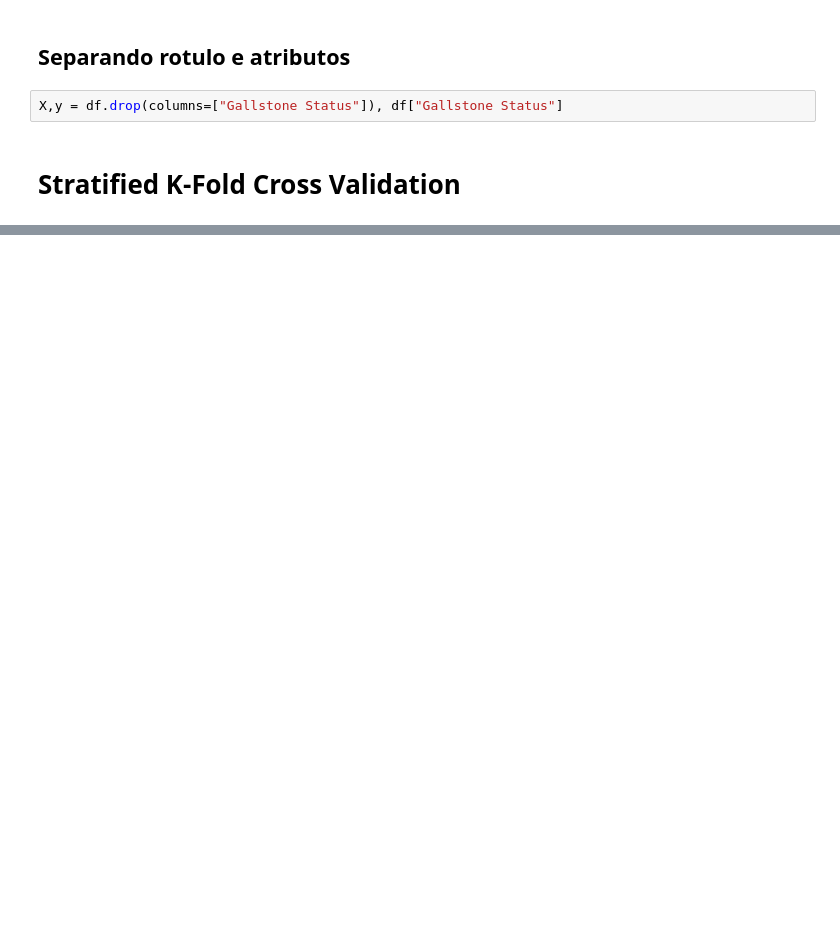
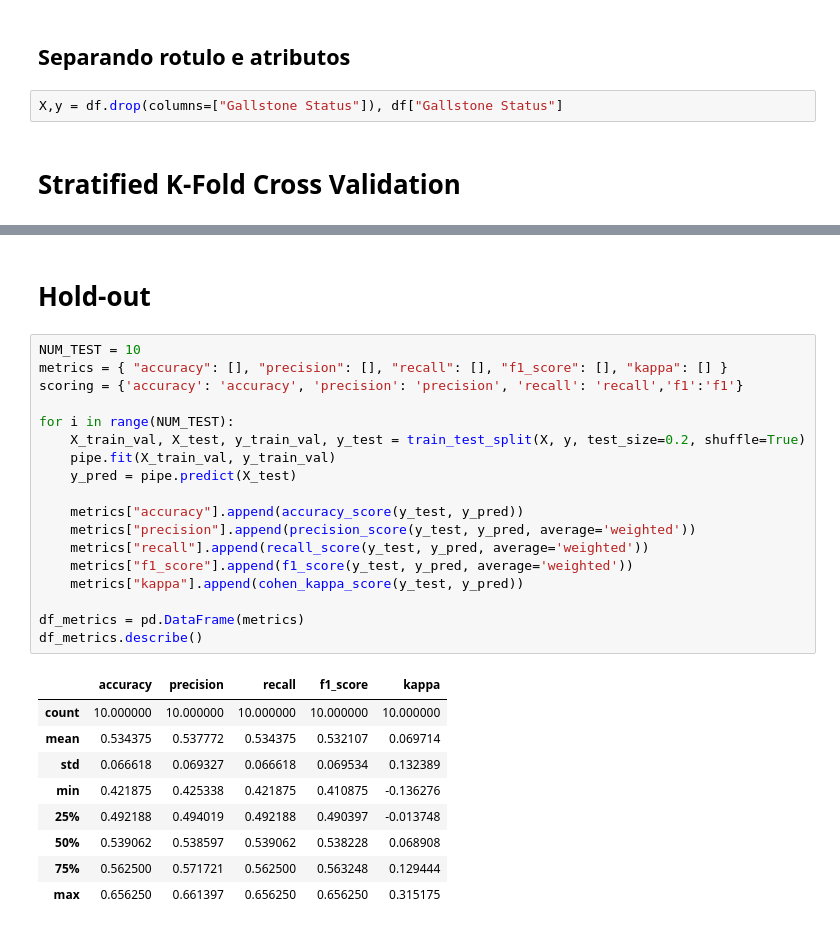
Before and after one commit to KauaHenSilva/SI_Classificacao, a Jupyter notebook: main.ipynb, the cells around one changed output, grey strips where cells are left out. Drawn from its saved outputs; the diff is of its cells as text; blank space fills up the shorter version.

Commit message:
feat: add Leave-One-Out and Hold-out

```diff
--- a/main.ipynb
+++ b/main.ipynb
@@ -122,0 +123,30 @@ Kappa: Mean = 0.3513, Std = 0.1534
+# %% [markdown]
+# Hold-out
+# %%
+NUM_TEST = 10
+metrics = { "accuracy": [], "precision": [], "recall": [], "f1_score": [], "kappa": [] }
+scoring = {'accuracy': 'accuracy', 'precision': 'precision', 'recall': 'recall','f1':'f1'}
+
+for i in range(NUM_TEST):
+    X_train_val, X_test, y_train_val, y_test = train_test_split(X, y, test_size=0.2, shuffle=True)
+    pipe.fit(X_train_val, y_train_val)
+    y_pred = pipe.predict(X_test)
+
+    metrics["accuracy"].append(accuracy_score(y_test, y_pred))
+    metrics["precision"].append(precision_score(y_test, y_pred, average='weighted'))
+    metrics["recall"].append(recall_score(y_test, y_pred, average='weighted'))
+    metrics["f1_score"].append(f1_score(y_test, y_pred, average='weighted'))
+    metrics["kappa"].append(cohen_kappa_score(y_test, y_pred))
+
+df_metrics = pd.DataFrame(metrics)
+df_metrics.describe()
+# %% [output]
+|  | accuracy | precision | recall | f1_score | kappa |
+| count | 10.000000 | 10.000000 | 10.000000 | 10.000000 | 10.000000 |
+| mean | 0.534375 | 0.537772 | 0.534375 | 0.532107 | 0.069714 |
+| std | 0.066618 | 0.069327 | 0.066618 | 0.069534 | 0.132389 |
+| min | 0.421875 | 0.425338 | 0.421875 | 0.410875 | -0.136276 |
+| 25% | 0.492188 | 0.494019 | 0.492188 | 0.490397 | -0.013748 |
+| 50% | 0.539062 | 0.538597 | 0.539062 | 0.538228 | 0.068908 |
+| 75% | 0.562500 | 0.571721 | 0.562500 | 0.563248 | 0.129444 |
+| max | 0.656250 | 0.661397 | 0.656250 | 0.656250 | 0.315175 |
```
Also changed, not shown: parts of 10 cells of this notebook.
